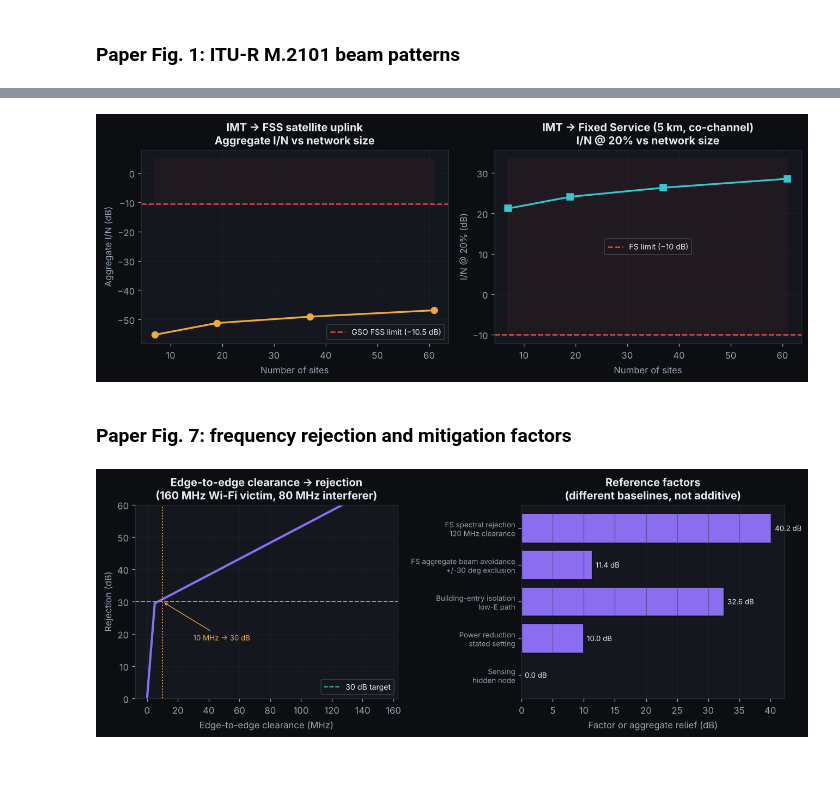
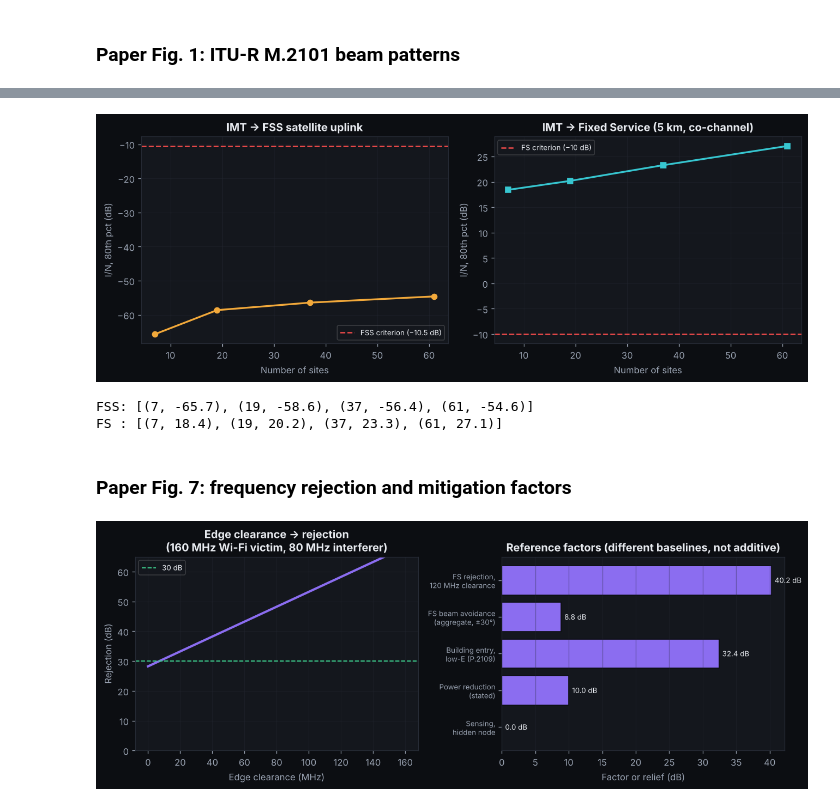
Before and after one commit to ayelnashar/u6ghz, a Jupyter notebook: notebook/U6GHz_Simulator.ipynb, the cells around one changed output, grey strips where cells are left out. Drawn from its saved outputs; the diff is of its cells as text; code cells hidden in the pictures; blank space fills up the shorter version.

```diff
--- a/notebook/U6GHz_Simulator.ipynb
+++ b/notebook/U6GHz_Simulator.ipynb
@@ -655,3 +771,13 @@ style set
+# %%
+plt.rcParams.update({
+ "figure.facecolor":"#0c0e12","axes.facecolor":"#14171d","savefig.facecolor":"#0c0e12",
+ "text.color":"#e8ebf0","axes.labelcolor":"#9aa3b2","xtick.color":"#9aa3b2","ytick.color":"#9aa3b2",
+ "axes.edgecolor":"#262b35","grid.color":"#262b35","font.size":10,"axes.titlecolor":"#e8ebf0",
+ "axes.titlesize":12,"axes.titleweight":"bold","legend.framealpha":0.2,"figure.dpi":120})
+AMBER,CYAN,RED,GREEN,VIOLET="#f2a93b","#37c6d0","#ec4a4a","#3ecf8e","#8b6df0"
+SAVE = True
+def save(name):
+    if SAVE: plt.savefig(name, bbox_inches="tight", dpi=150)
 # %% [markdown]
 ### Paper Fig. 1: ITU-R M.2101 beam patterns
 # %%
@@ -758,54 +857,35 @@ plt.show()
 # %%
 rings=[1,2,3,4]; sites=[n_sites(r) for r in rings]
-fss_in=[mc_fss_satellite(n_rings=r,n_snap=N_SNAP_FIG)["pct"] for r in rings]
-fs_in=[mc_fixed_service(n_rings=r,n_snap=N_SNAP_FIG,fs_dist_m=5000)["pct"] for r in rings]
+fss_in=[mc_fss_satellite(n_rings=r)["pct"] for r in rings]; fs_in=[mc_fixed_service(n_rings=r)["pct"] for r in rings]
 fig,ax=plt.subplots(1,2,figsize=(11,4.2))
-ax[0].plot(sites,fss_in,"o-",color=AMBER,lw=2,ms=7)
-ax[0].axhline(-10.5,ls="--",color=RED,lw=1.5,label="GSO FSS limit (−10.5 dB)")
-ax[0].fill_between(sites,-10.5,5,color=RED,alpha=0.06)
-ax[0].set_title("IMT → FSS satellite uplink\nAggregate I/N vs network size")
-ax[0].set_xlabel("Number of sites"); ax[0].set_ylabel("Aggregate I/N (dB)"); ax[0].legend(fontsize=8.5); ax[0].grid(alpha=0.4)
-ax[1].plot(sites,fs_in,"s-",color=CYAN,lw=2,ms=7)
-ax[1].axhline(-10,ls="--",color=RED,lw=1.5,label="FS limit (−10 dB)")
-ax[1].fill_between(sites,-10,max(fs_in)+5,color=RED,alpha=0.06)
-ax[1].set_title("IMT → Fixed Service (5 km, co-channel)\nI/N @ 20% vs network size")
-ax[1].set_xlabel("Number of sites"); ax[1].set_ylabel("I/N @ 20% (dB)"); ax[1].legend(fontsize=8.5); ax[1].grid(alpha=0.4)
-plt.tight_layout()
-if SAVE: plt.savefig("paper_fig5_aggregate_scaling.png",bbox_inches="tight")
-plt.show()
+ax[0].plot(sites,fss_in,"o-",color=AMBER,lw=2); ax[0].axhline(-10.5,ls="--",color=RED,lw=1.5,label="FSS criterion (−10.5 dB)")
+ax[0].set_title("IMT → FSS satellite uplink"); ax[0].set_xlabel("Number of sites"); ax[0].set_ylabel("I/N, 80th pct (dB)"); ax[0].legend(fontsize=8); ax[0].grid(alpha=0.4)
+ax[1].plot(sites,fs_in,"s-",color=CYAN,lw=2); ax[1].axhline(-10,ls="--",color=RED,lw=1.5,label="FS criterion (−10 dB)")
+ax[1].set_title("IMT → Fixed Service (5 km, co-channel)"); ax[1].set_xlabel("Number of sites"); ax[1].set_ylabel("I/N, 80th pct (dB)"); ax[1].legend(fontsize=8); ax[1].grid(alpha=0.4)
+plt.tight_layout(); save("paper_fig5_aggregate_scaling.png"); plt.show()
+print("FSS:", [(s,round(v,1)) for s,v in zip(sites,fss_in)]); print("FS :", [(s,round(v,1)) for s,v in zip(sites,fs_in)])
 # %% [output]
-[figure, old version]
+[figure, new version]
+FSS: [(7, -65.7), (19, -58.6), (37, -56.4), (61, -54.6)]
+FS : [(7, 18.4), (19, 20.2), (37, 23.3), (61, 27.1)]
 # %% [markdown]
 ### Paper Fig. 7: frequency rejection and mitigation factors
 # %%
-guards=np.arange(0,160,5)
-rej=[coupling_loss_db(7055+160/2+g+80/2,80,7055,160) for g in guards]
+guards=np.arange(0,161,2)
+rej=[coupling_loss_db(wc221+80+g+40,80,wc221,160) for g in guards]
 fig,ax=plt.subplots(1,2,figsize=(11,4.2))
-ax[0].plot(guards,rej,"-",color=VIOLET,lw=2.5)
-ax[0].axhline(30,ls="--",color=GREEN,lw=1.2,label="30 dB target")
-g30=required_guard_band(7055,160,80,30); ax[0].axvline(g30,ls=":",color=AMBER,lw=1.2)
-ax[0].set_title("Edge-to-edge clearance → rejection\n(160 MHz Wi-Fi victim, 80 MHz interferer)")
-ax[0].set_xlabel("Edge-to-edge clearance (MHz)"); ax[0].set_ylabel("Rejection (dB)")
-ax[0].legend(fontsize=8.5); ax[0].grid(alpha=0.4); ax[0].set_ylim(0,60)
-ax[0].annotate(f"{g30:.0f} MHz → 30 dB",(g30,30),(g30+20,18),fontsize=8,color=AMBER,
-               arrowprops=dict(arrowstyle="->",color=AMBER,lw=0.8))
-# Guard band = edge-to-edge spectral clearance between the 200 MHz block and the
-# 28 MHz FS channel. Block centre for a clearance g: f_fs - B_fs/2 - g - B_blk/2.
-mits=[("FS spectral rejection\n120 MHz clearance",coupling_loss_db(6739-14-120-100,200,6739,28)),
-      ("FS aggregate beam avoidance\n+/-30 deg exclusion",beam_avoidance_db()),
-      ("Building-entry isolation\nlow-E path",p2109_building_entry("thermally_efficient")),
-      ("Power reduction\nstated setting",10.0),
-      ("Sensing\nhidden node",sensing_lbt_db(-90))]
-names=[m[0] for m in mits]; vals=[m[1] for m in mits]
-bcols=[VIOLET]*4+["#555"]
-ax[1].barh(range(len(mits)),vals,color=bcols,edgecolor="#0c0e12")
-ax[1].set_yticks(range(len(mits))); ax[1].set_yticklabels(names,fontsize=8); ax[1].invert_yaxis()
-ax[1].set_xlabel("Factor or aggregate relief (dB)"); ax[1].set_title("Reference factors\n(different baselines, not additive)")
-ax[1].grid(axis="x",alpha=0.4)
-for i,v in enumerate(vals): ax[1].text(v+0.5,i,f"{v:.1f} dB",va="center",fontsize=8,color="#e8ebf0")
-plt.tight_layout()
-if SAVE: plt.savefig("paper_fig7_mitigation.png",bbox_inches="tight")
-plt.show()
+ax[0].plot(guards,rej,"-",color=VIOLET,lw=2.5); ax[0].axhline(30,ls="--",color=GREEN,lw=1.2,label="30 dB")
+ax[0].set_title("Edge clearance → rejection\n(160 MHz Wi-Fi victim, 80 MHz interferer)"); ax[0].set_xlabel("Edge clearance (MHz)"); ax[0].set_ylabel("Rejection (dB)")
+ax[0].legend(fontsize=8); ax[0].grid(alpha=0.4); ax[0].set_ylim(0,65)
+mits=[("FS rejection,\n120 MHz clearance",coupling_loss_db(6625,200,6625+100+120+14,28)),
+      ("FS beam avoidance\n(aggregate, ±30°)",beam_avoidance_db()),
+      ("Building entry,\nlow-E (P.2109)",p2109_building_entry(6625)),
+      ("Power reduction\n(stated)",10.0),("Sensing,\nhidden node",sensing_lbt_db(-90))]
+ax[1].barh(range(len(mits)),[m[1] for m in mits],color=[VIOLET]*4+["#555"],edgecolor="#0c0e12")
+ax[1].set_yticks(range(len(mits))); ax[1].set_yticklabels([m[0] for m in mits],fontsize=8); ax[1].invert_yaxis()
+ax[1].set_xlabel("Factor or relief (dB)"); ax[1].set_title("Reference factors (different baselines, not additive)"); ax[1].grid(axis="x",alpha=0.4)
+for i,(_,v) in enumerate(mits): ax[1].text(v+0.5,i,f"{v:.1f} dB",va="center",fontsize=8,color="#e8ebf0")
+plt.tight_layout(); save("paper_fig7_mitigation.png"); plt.show()
 # %% [output]
-[figure, old version]
+[figure, new version]
 # %% [markdown]
```
Also changed, not shown: parts of 80 cells of this notebook, 19 other files.
